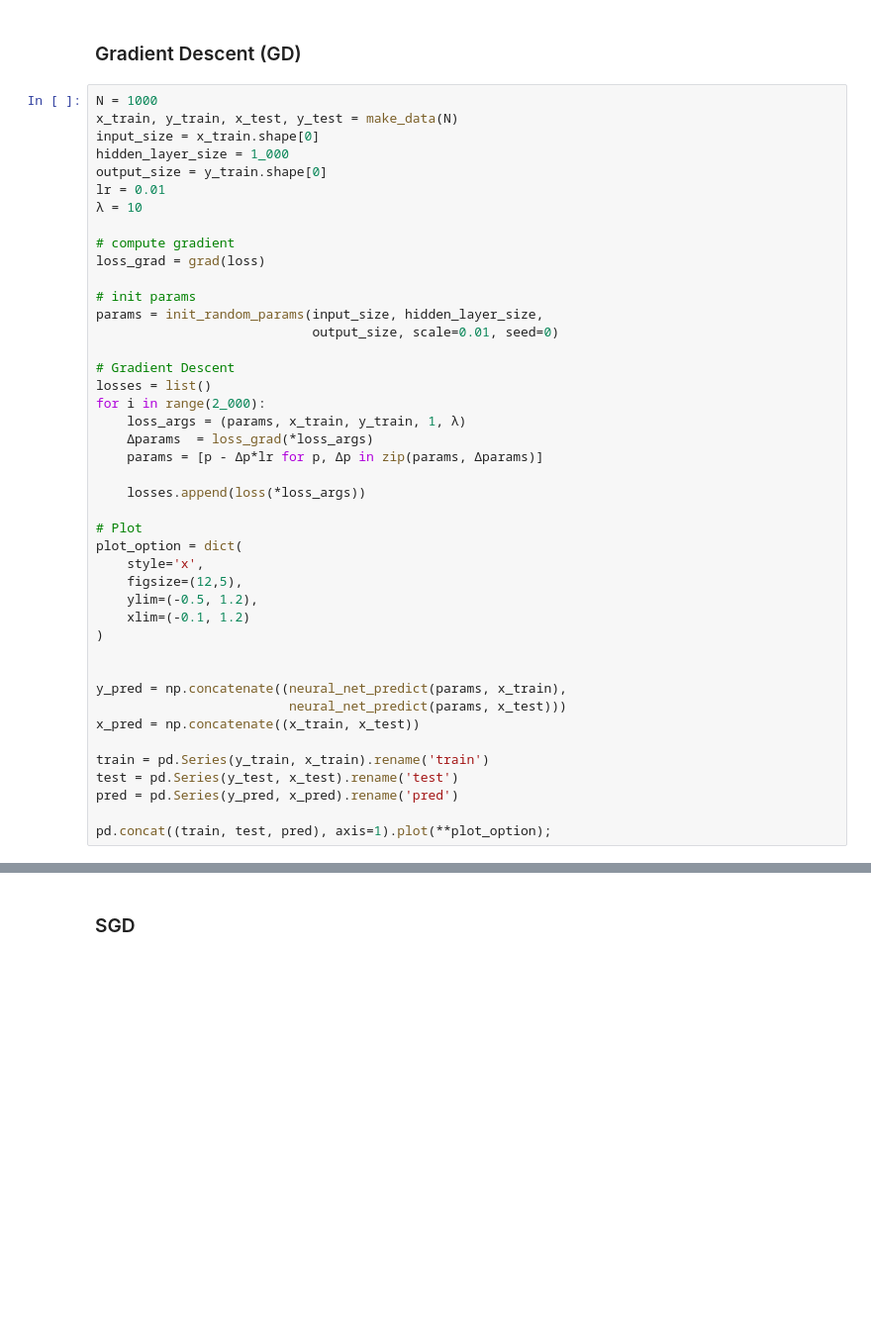
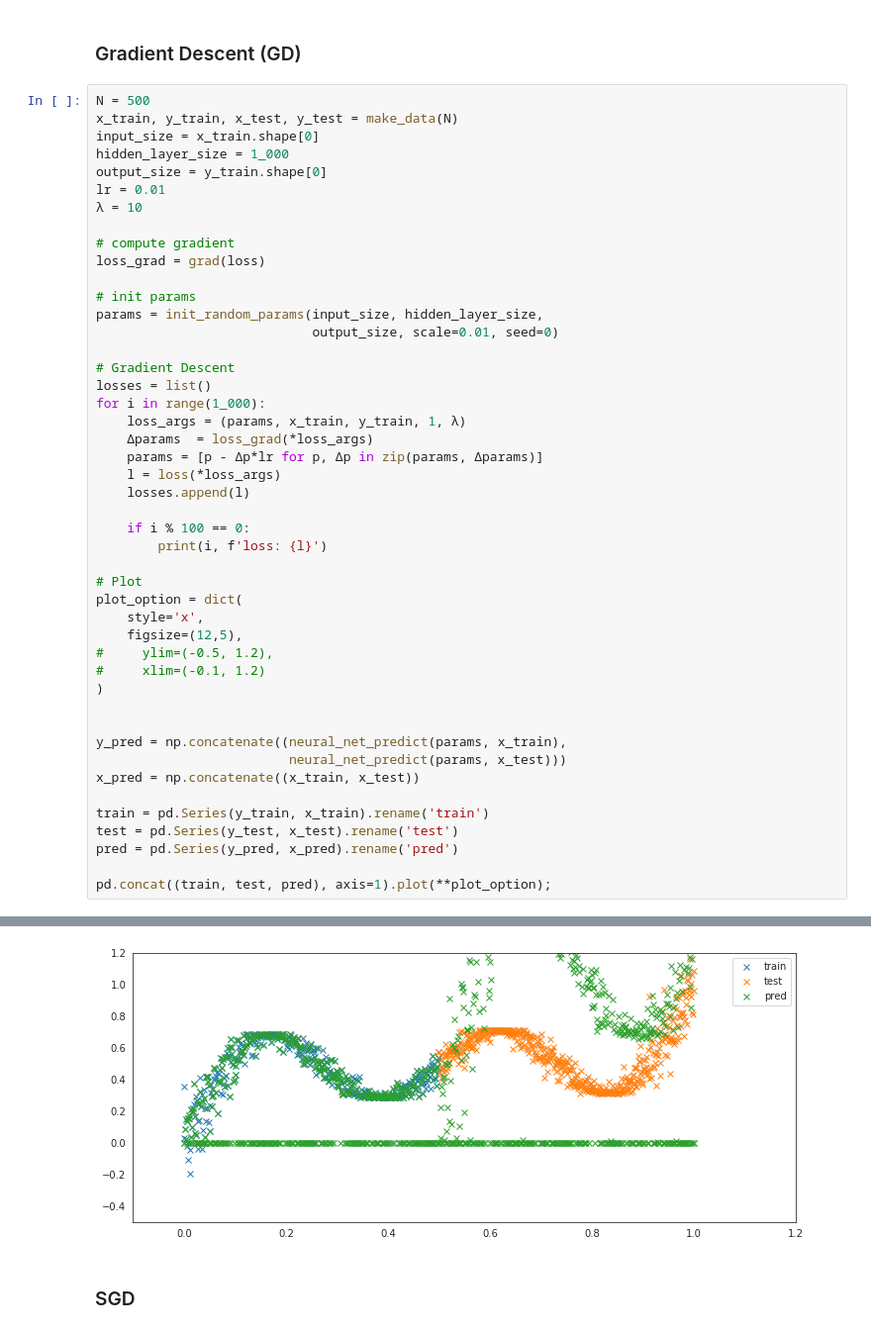
Before and after one commit to dsevero/generative-models, a Jupyter notebook: experiments/Bayes-by-Backprop/notebooks/Weight Uncertainty in Neural Networks.ipynb, the cells around one changed output, grey strips where cells are left out. Shown: that part at 99% size. Cells and saved outputs as stored; diff of their text form; blank space fills up the shorter version.

```diff
--- a/experiments/Bayes-by-Backprop/notebooks/Weight Uncertainty in Neural Networks.ipynb
+++ b/experiments/Bayes-by-Backprop/notebooks/Weight Uncertainty in Neural Networks.ipynb
@@ -114,7 +135,7 @@ assert np.isclose(l2_regularization(params, λ), -6*π)
 # %% [markdown]
 ### Gradient Descent (GD)
 # %%
-N = 1000
+N = 500
 x_train, y_train, x_test, y_test = make_data(N)
 input_size = x_train.shape[0]
 hidden_layer_size = 1_000
@@ -131,19 +152,22 @@ params = init_random_params(input_size, hidden_layer_size,
 
 # Gradient Descent
 losses = list()
-for i in range(2_000):
+for i in range(1_000):
     loss_args = (params, x_train, y_train, 1, λ)
     Δparams  = loss_grad(*loss_args)
     params = [p - Δp*lr for p, Δp in zip(params, Δparams)]
+    l = loss(*loss_args)
+    losses.append(l)
 
-    losses.append(loss(*loss_args))
+    if i % 100 == 0:
+        print(i, f'loss: {l}')
 
 # Plot
 plot_option = dict(
     style='x',
     figsize=(12,5),
-    ylim=(-0.5, 1.2),
-    xlim=(-0.1, 1.2)
+#     ylim=(-0.5, 1.2),
+#     xlim=(-0.1, 1.2)
 )
 
 
@@ -156,3 +180,4 @@ test = pd.Series(y_test, x_test).rename('test')
 pred = pd.Series(y_pred, x_pred).rename('pred')
 
 pd.concat((train, test, pred), axis=1).plot(**plot_option);
+# %% [output]
@@ -159,2 +194,3 @@ pd.concat((train, test, pred), axis=1).plot(**plot_option);
+[figure, added]
 # %% [markdown]
 ### SGD
```
Also changed, not shown: parts of 12 cells of this notebook.
